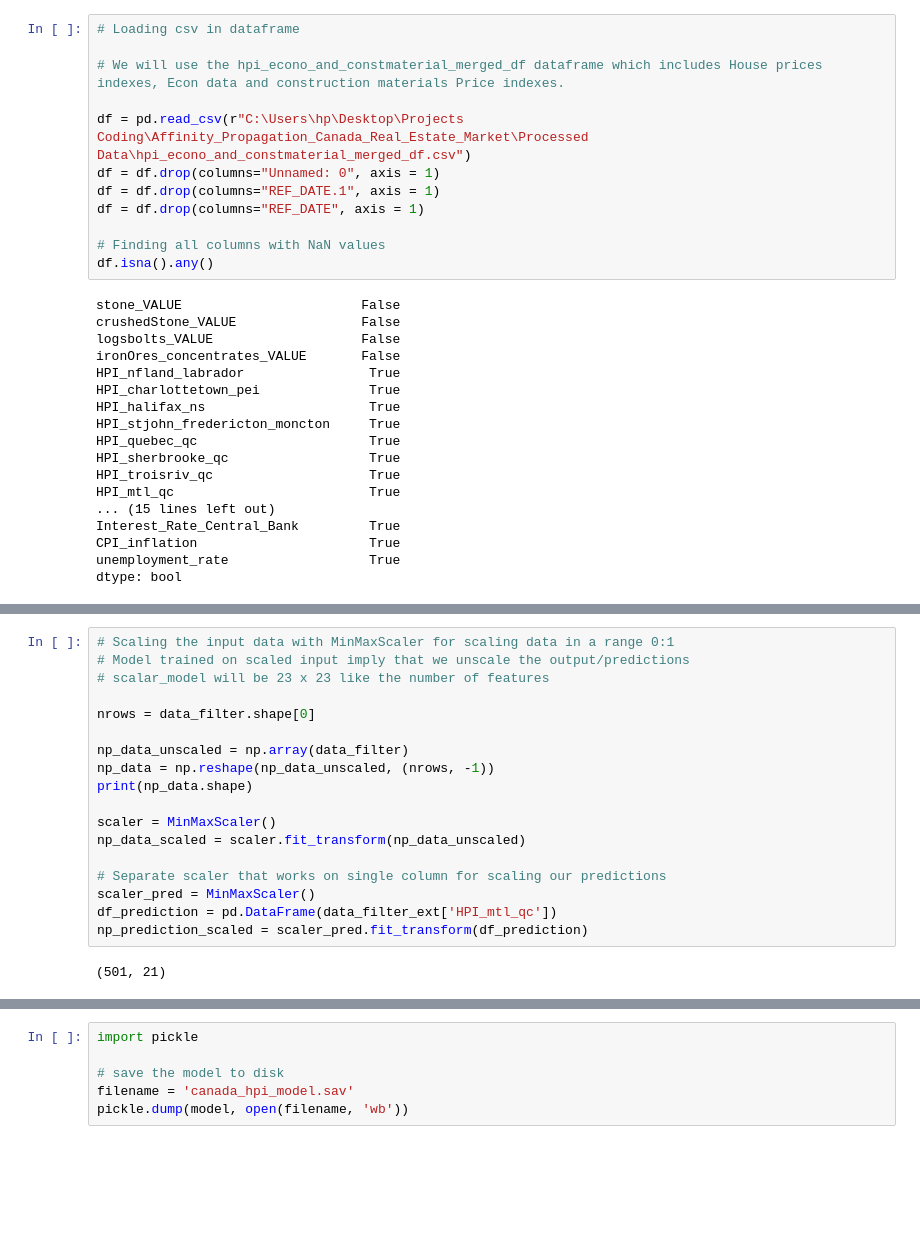
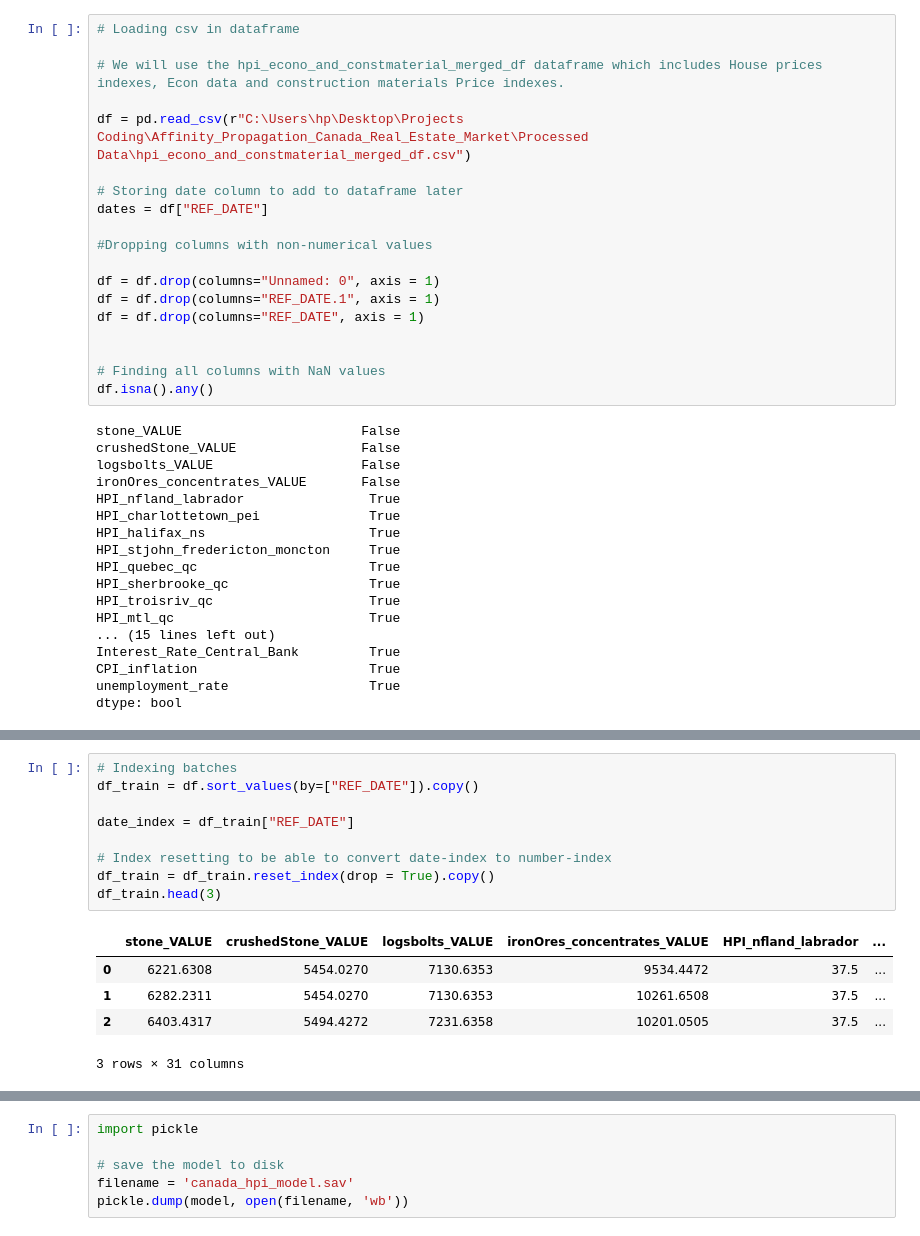
Before and after one commit to HoussamZak/Affinity_Propagation_and_Correlation_Analysis_Canada_Real_Estate, a Jupyter notebook: 6_Price_Prediction_ML.ipynb, the cells around one changed output, grey strips where cells are left out. Cells and saved outputs as stored; diff of their text form; blank space fills up the shorter version.

```diff
--- a/6_Price_Prediction_ML.ipynb
+++ b/6_Price_Prediction_ML.ipynb
@@ -50,10 +50,17 @@ from tensorflow.keras.callbacks import EarlyStopping
 # We will use the hpi_econo_and_constmaterial_merged_df dataframe which includes House prices indexes, Econ data and construction materials Price indexes.
 
 df = pd.read_csv(r"C:\Users\hp\Desktop\Projects Coding\Affinity_Propagation_Canada_Real_Estate_Market\Processed Data\hpi_econo_and_constmaterial_merged_df.csv")
+
+# Storing date column to add to dataframe later
+dates = df["REF_DATE"]
+
+#Dropping columns with non-numerical values
+
 df = df.drop(columns="Unnamed: 0", axis = 1)
 df = df.drop(columns="REF_DATE.1", axis = 1)
 df = df.drop(columns="REF_DATE", axis = 1)
 
+
 # Finding all columns with NaN values
 df.isna().any()
 # %% [output]
@@ -157,20 +120,15 @@ data_filter_ext.tail()
-# %%
-# Scaling the input data with MinMaxScaler for scaling data in a range 0:1
-# Model trained on scaled input imply that we unscale the output/predictions
-# scalar_model will be 23 x 23 like the number of features
-
-nrows = data_filter.shape[0]
-
-np_data_unscaled = np.array(data_filter)
-np_data = np.reshape(np_data_unscaled, (nrows, -1))
-print(np_data.shape)
-
-scaler = MinMaxScaler()
-np_data_scaled = scaler.fit_transform(np_data_unscaled)
-
-# Separate scaler that works on single column for scaling our predictions
-scaler_pred = MinMaxScaler()
-df_prediction = pd.DataFrame(data_filter_ext['HPI_mtl_qc'])
-np_prediction_scaled = scaler_pred.fit_transform(df_prediction)
-# %% [output]
-(501, 21)
+# %%
+# Indexing batches
+df_train = df.sort_values(by=["REF_DATE"]).copy()
+
+date_index = df_train["REF_DATE"]
+
+# Index resetting to be able to convert date-index to number-index
+df_train = df_train.reset_index(drop = True).copy()
+df_train.head(3)
+# %% [output]
+|  | stone_VALUE | crushedStone_VALUE | logsbolts_VALUE | ironOres_concentrates_VALUE | HPI_nfland_labrador | ... |
+| 0 | 6221.6308 | 5454.0270 | 7130.6353 | 9534.4472 | 37.5 | ... |
+| 1 | 6282.2311 | 5454.0270 | 7130.6353 | 10261.6508 | 37.5 | ... |
+| 2 | 6403.4317 | 5494.4272 | 7231.6358 | 10201.0505 | 37.5 | ... |
+3 rows × 31 columns
```
Also changed, not shown: parts of 12 cells of this notebook.
